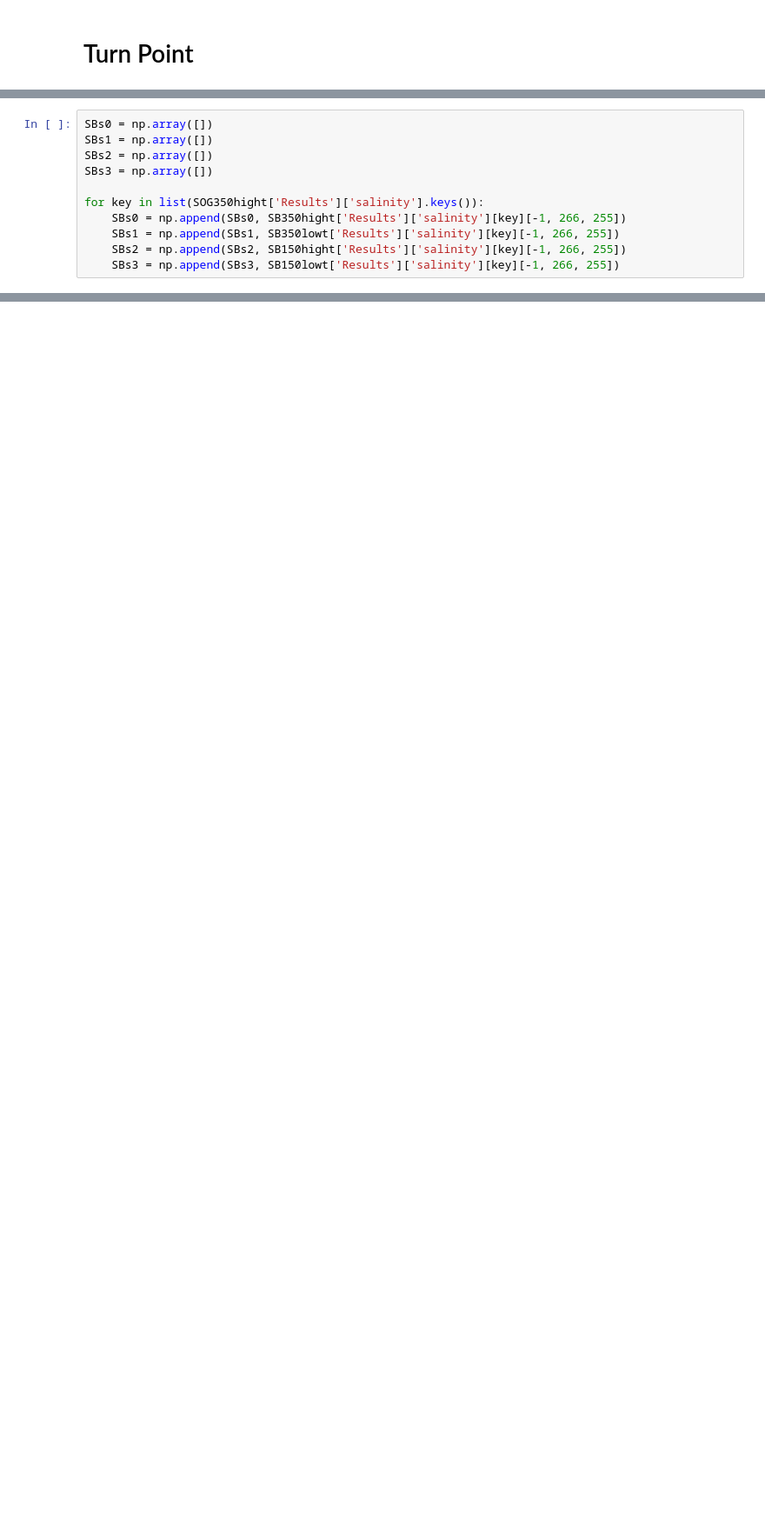
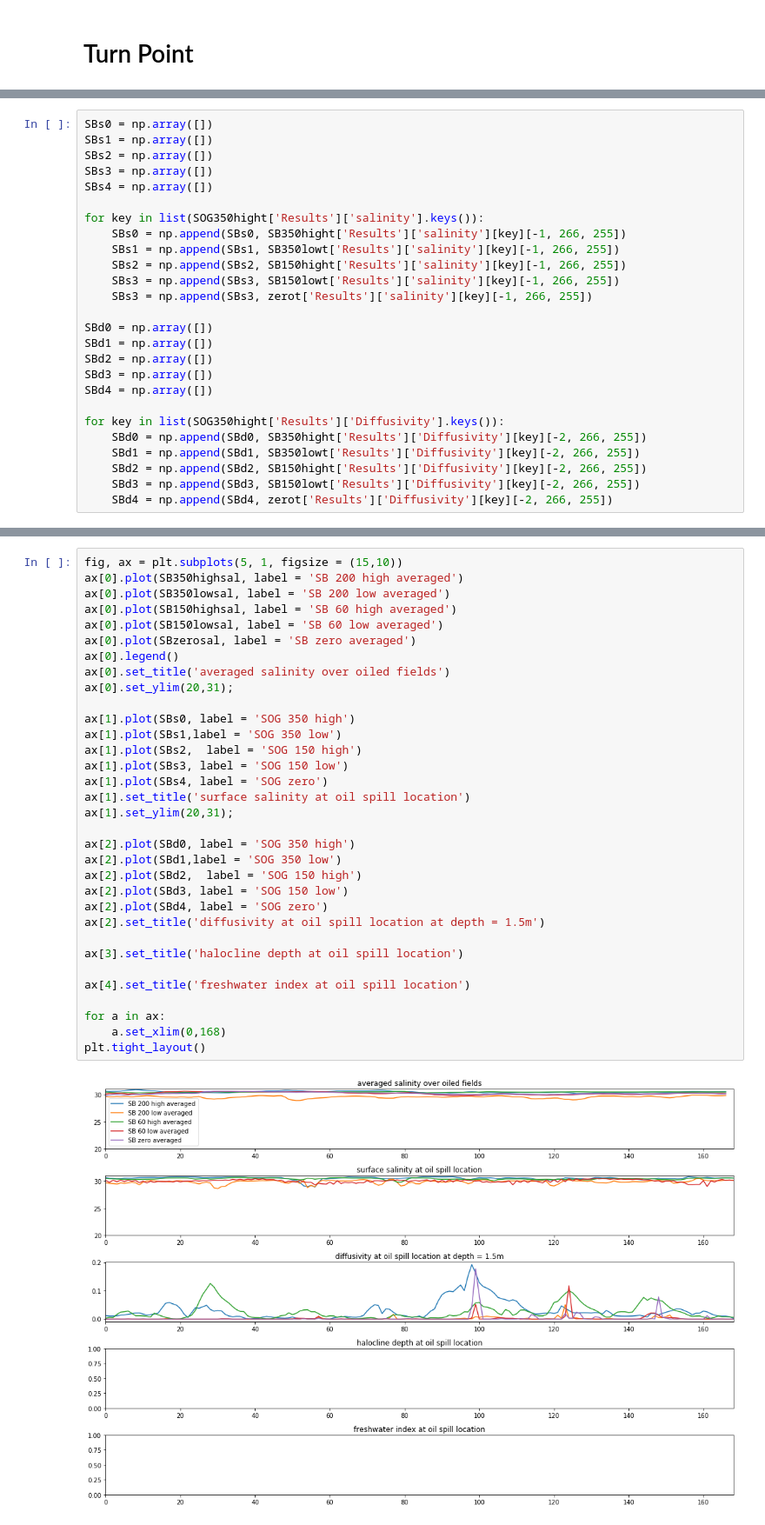
Before and after one commit to SalishSeaCast/analysis-vicky, a Jupyter notebook: notebooks/SixteenRuns.ipynb, the cells around one changed output, grey strips where cells are left out. Shown at 87% size. Drawn from its saved outputs; the diff is of its cells as text; blank space fills up the shorter version.

```diff
--- a/notebooks/SixteenRuns.ipynb
+++ b/notebooks/SixteenRuns.ipynb
@@ -356,9 +358,24 @@ SBs0 = np.array([])
 SBs1 = np.array([])
 SBs2 = np.array([])
 SBs3 = np.array([])
+SBs4 = np.array([])
 
 for key in list(SOG350hight['Results']['salinity'].keys()):
     SBs0 = np.append(SBs0, SB350hight['Results']['salinity'][key][-1, 266, 255])
     SBs1 = np.append(SBs1, SB350lowt['Results']['salinity'][key][-1, 266, 255])
     SBs2 = np.append(SBs2, SB150hight['Results']['salinity'][key][-1, 266, 255])
     SBs3 = np.append(SBs3, SB150lowt['Results']['salinity'][key][-1, 266, 255])
+    SBs3 = np.append(SBs3, zerot['Results']['salinity'][key][-1, 266, 255])
+
+SBd0 = np.array([])
+SBd1 = np.array([])
+SBd2 = np.array([])
+SBd3 = np.array([])
+SBd4 = np.array([])
+
+for key in list(SOG350hight['Results']['Diffusivity'].keys()):
+    SBd0 = np.append(SBd0, SB350hight['Results']['Diffusivity'][key][-2, 266, 255])
+    SBd1 = np.append(SBd1, SB350lowt['Results']['Diffusivity'][key][-2, 266, 255])
+    SBd2 = np.append(SBd2, SB150hight['Results']['Diffusivity'][key][-2, 266, 255])
+    SBd3 = np.append(SBd3, SB150lowt['Results']['Diffusivity'][key][-2, 266, 255])
+    SBd4 = np.append(SBd4, zerot['Results']['Diffusivity'][key][-2, 266, 255])
@@ -403,0 +382,35 @@ ax.legend();
+# %%
+fig, ax = plt.subplots(5, 1, figsize = (15,10))
+ax[0].plot(SB350highsal, label = 'SB 200 high averaged')
+ax[0].plot(SB350lowsal, label = 'SB 200 low averaged')
+ax[0].plot(SB150highsal, label = 'SB 60 high averaged')
+ax[0].plot(SB150lowsal, label = 'SB 60 low averaged')
+ax[0].plot(SBzerosal, label = 'SB zero averaged')
+ax[0].legend()
+ax[0].set_title('averaged salinity over oiled fields')
+ax[0].set_ylim(20,31);
+
+ax[1].plot(SBs0, label = 'SOG 350 high')
+ax[1].plot(SBs1,label = 'SOG 350 low')
+ax[1].plot(SBs2,  label = 'SOG 150 high')
+ax[1].plot(SBs3, label = 'SOG 150 low')
+ax[1].plot(SBs4, label = 'SOG zero')
+ax[1].set_title('surface salinity at oil spill location')
+ax[1].set_ylim(20,31);
+
+ax[2].plot(SBd0, label = 'SOG 350 high')
+ax[2].plot(SBd1,label = 'SOG 350 low')
+ax[2].plot(SBd2,  label = 'SOG 150 high')
+ax[2].plot(SBd3, label = 'SOG 150 low')
+ax[2].plot(SBd4, label = 'SOG zero')
+ax[2].set_title('diffusivity at oil spill location at depth = 1.5m')
+
+ax[3].set_title('halocline depth at oil spill location')
+
+ax[4].set_title('freshwater index at oil spill location')
+
+for a in ax:
+    a.set_xlim(0,168)
+plt.tight_layout()
+# %% [output]
+[figure, added]
```
Also changed, not shown: parts of 25 cells of this notebook.
